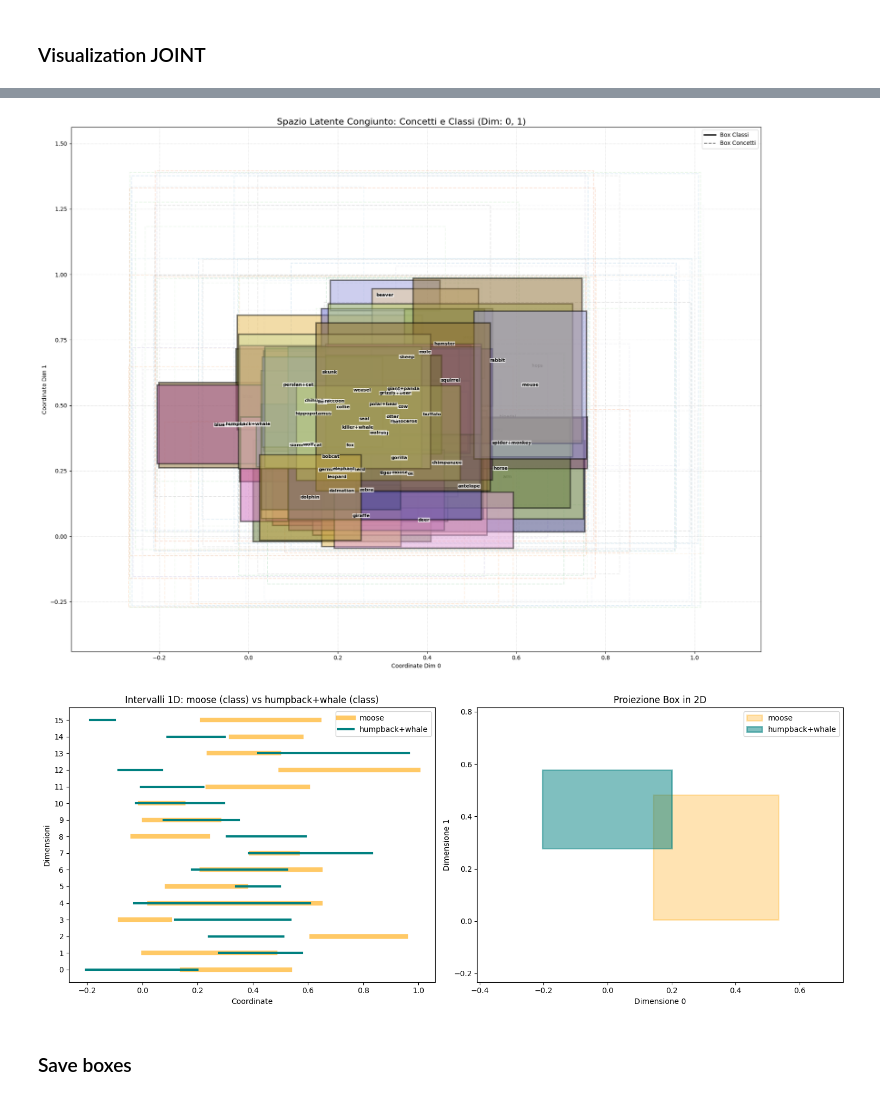
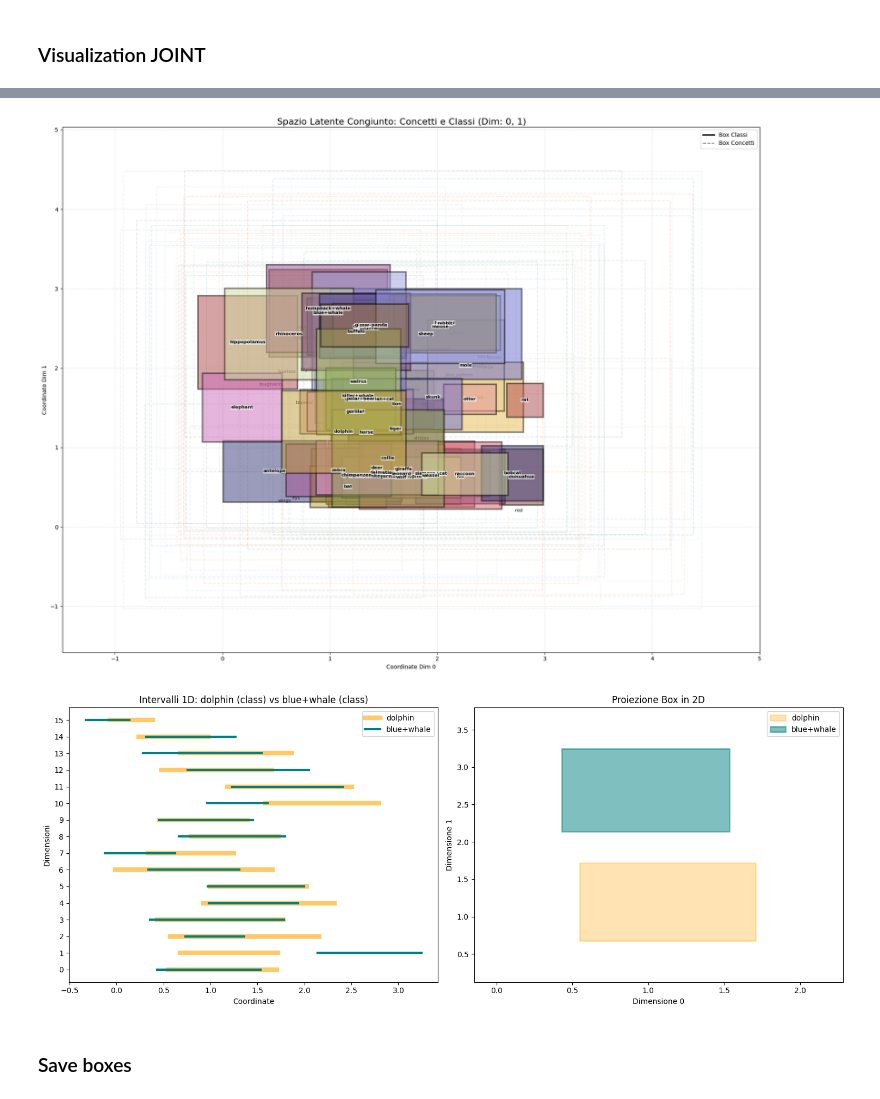
Before and after one commit to stefano-gamba/BoxEmbeddingCBM, a Jupyter notebook: notebooks/awa2/box_training.ipynb, the cells around one changed output, grey strips where cells are left out. Saved outputs shown, nothing was run; the diff lists cells and outputs as text; code cells hidden in the pictures.

```diff
--- a/notebooks/awa2/box_training.ipynb
+++ b/notebooks/awa2/box_training.ipynb
@@ -31,9 +31,26 @@ import torch.nn as nn
 from torch.optim import Adam
 
 LR = 0.05
+EPOCHS = 100
+ALPHA = 1.0
+DIM = 16
+INIT_DELTA = 3.0
+VOL_TEMP = 0.1
+INT_TEMP = 0.1
+REG_WEIGHT = 0.001
 
 box_model = BoxHierarchyModel(num_concepts=len(concept2id), dim=16)
-box_model_joint = BoxHierarchyModelJoint(num_concepts=len(concepts), num_classes=len(classes), dim=16)
+box_model_joint = BoxHierarchyModelJoint(
+    num_concepts=len(concepts),
+    num_classes=len(classes),
+    dim=DIM,
+    soft_intersection=True,
+    bessel_volume=True,
+    volume_temperature=VOL_TEMP,
+    intersection_temperature=INT_TEMP,
+    reg_weight=0.0,
+    init_delta=INIT_DELTA,
+)
 optimizer = Adam(box_model.parameters(), lr=LR)
 optimizer_joint = Adam(box_model_joint.parameters(), lr=LR)
 criterion = nn.BCELoss() # Binary Cross Entropy
@@ -118,19 +135,19 @@ visualize_class_concept_heatmap(box_model_joint, dataset_classes, id2concept, id
 # %%
 visualize_joint_boxes_2d(box_model_joint, id2concept, id2class)
 # %% [output]
-[figure, old version]
+[figure, new version]
 # %%
 visualize_box_pair(
     box_model_joint,
-    name_i="moose",
-    name_j="humpback+whale",
+    name_i="dolphin",
+    name_j="blue+whale",
     type_i="class",
     type_j="class",
     dict2id_i=class2id,
     dict2id_j=class2id
 )
 # %% [output]
-[figure, old version]
+[figure, new version]
 # %% [markdown]
 ### Save boxes
 # %%
```
Also changed, not shown: parts of 4 cells of this notebook, 7 other files.
